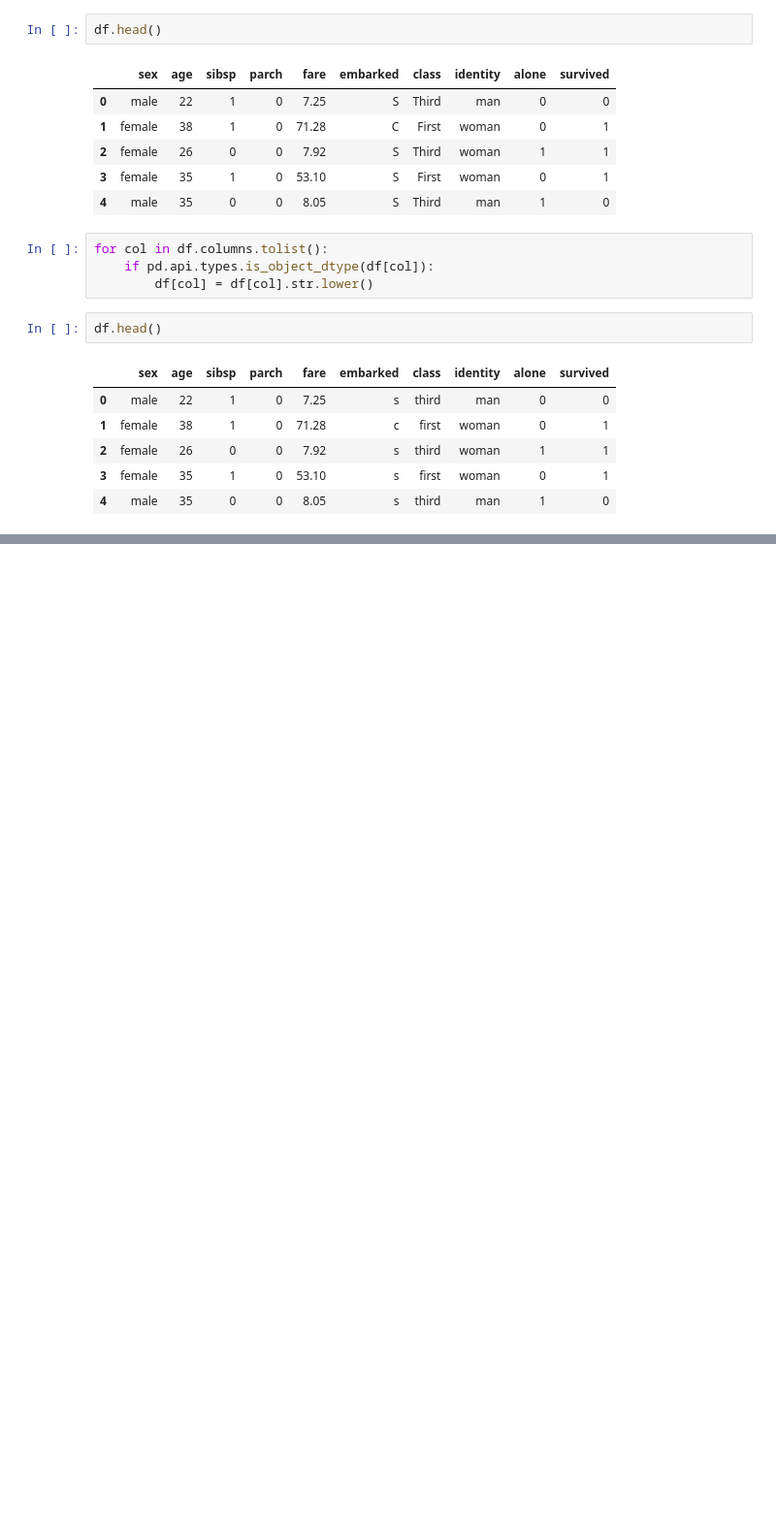
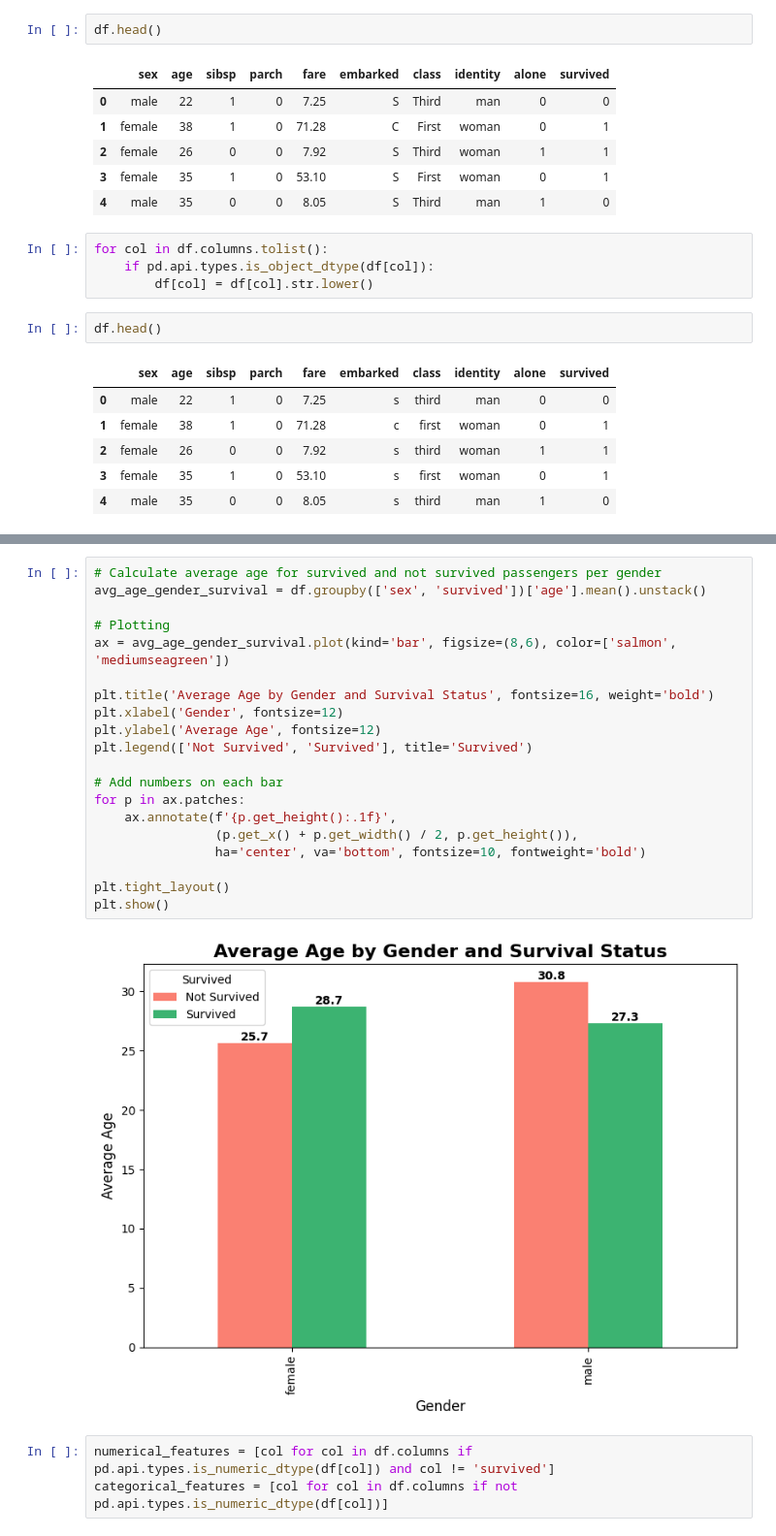
Before and after one commit to Prince-Favour12/titanic-project, a Jupyter notebook: notebook/Exploratory.ipynb, the cells around one changed output, grey strips where cells are left out. Shown at 97% size. Cells and saved outputs as stored; diff of their text form; blank space fills up the shorter version.

```diff
--- a/notebook/Exploratory.ipynb
+++ b/notebook/Exploratory.ipynb
@@ -152,0 +235,25 @@ df.head()
+# %%
+# Calculate average age for survived and not survived passengers per gender
+avg_age_gender_survival = df.groupby(['sex', 'survived'])['age'].mean().unstack()
+
+# Plotting
+ax = avg_age_gender_survival.plot(kind='bar', figsize=(8,6), color=['salmon', 'mediumseagreen'])
+
+plt.title('Average Age by Gender and Survival Status', fontsize=16, weight='bold')
+plt.xlabel('Gender', fontsize=12)
+plt.ylabel('Average Age', fontsize=12)
+plt.legend(['Not Survived', 'Survived'], title='Survived')
+
+# Add numbers on each bar
+for p in ax.patches:
+    ax.annotate(f'{p.get_height():.1f}',
+                (p.get_x() + p.get_width() / 2, p.get_height()),
+                ha='center', va='bottom', fontsize=10, fontweight='bold')
+
+plt.tight_layout()
+plt.show()
+# %% [output]
+[figure, added]
+# %%
+numerical_features = [col for col in df.columns if pd.api.types.is_numeric_dtype(df[col]) and col != 'survived']
+categorical_features = [col for col in df.columns if not pd.api.types.is_numeric_dtype(df[col])]
```
Also changed, not shown: parts of 12 cells of this notebook, 17 other files.
